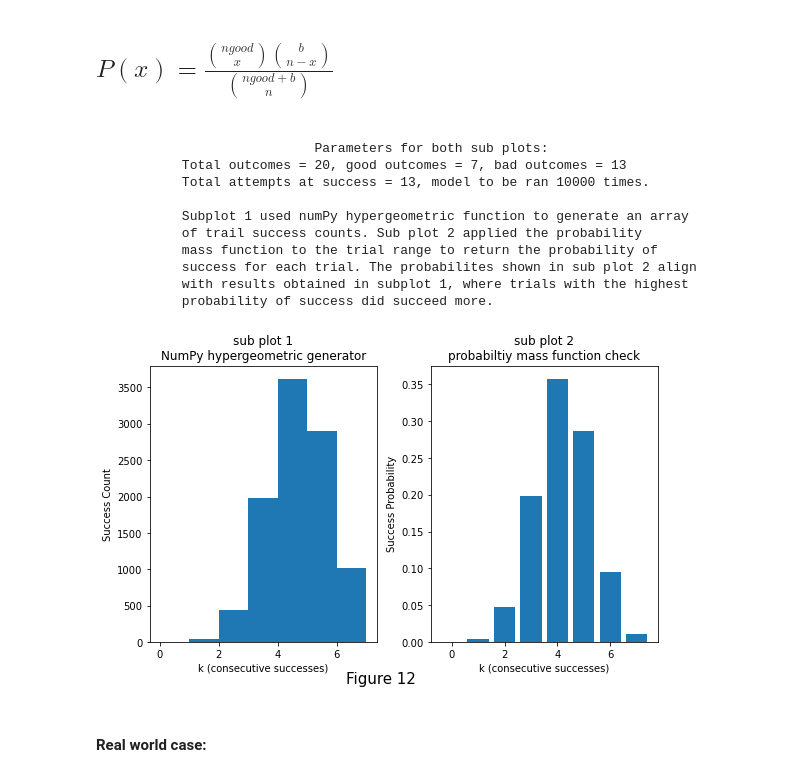
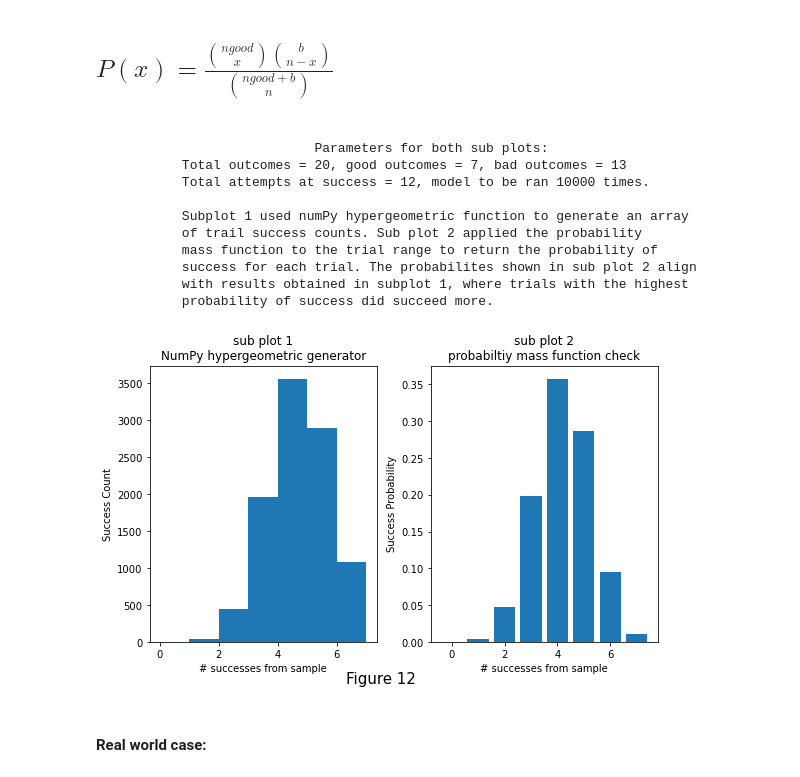
Before and after one commit to CiaranMoran27/playing_with_jupyter, a Jupyter notebook: numpy-random.ipynb, the cells around one changed output. Drawn from its saved outputs; the diff is of its cells as text; code cells hidden in the pictures.

```diff
--- a/numpy-random.ipynb
+++ b/numpy-random.ipynb
@@ -720,38 +720,38 @@ plt.figtext(0.5, 0, 'Figure 12', wrap = True, horizontalalignment = 'center', fo
 ax1.hist(hyperg_array, bins = 7)                    # plot subpot 1, numpy hist
 ax2.bar(ngood_array, probability)                    # plot subpot 2, probability comparison bar
 
 ax1.set_title('sub plot 1\nNumPy hypergeometric generator')
-ax1.set_xlabel('k (consecutive successes)')
+ax1.set_xlabel('# successes from sample')
 ax1.set_ylabel('Success Count')
 
 ax2.set_title('sub plot 2\nprobabiltiy mass function check')
-ax2.set_xlabel('k (consecutive successes)')
+ax2.set_xlabel('# successes from sample')
 ax2.set_ylabel('Success Probability')
 plt.tight_layout();
 
 # description for plot
 string_spacer = [' ' * 11 for i in range(12)]
 print('\n{}                 Parameters for both sub plots:\n\
 {}Total outcomes = 20, good outcomes = 7, bad outcomes = 13\n\
-{}Total attempts at success = 13, model to be ran 10000 times.\n\n\
+{}Total attempts at success = 12, model to be ran 10000 times.\n\n\
 {}Subplot 1 used numPy hypergeometric function to generate an array\n\
 {}of trail success counts. Sub plot 2 applied the probability\n\
 {}mass function to the trial range to return the probability of\n\
 {}success for each trial. The probabilites shown in sub plot 2 align\n\
 {}with results obtained in subplot 1, where trials with the highest\n\
 {}probability of success did succeed more.\n'.format(*string_spacer))
 # %% [output]
                             Parameters for both sub plots:
            Total outcomes = 20, good outcomes = 7, bad outcomes = 13
-           Total attempts at success = 13, model to be ran 10000 times.
+           Total attempts at success = 12, model to be ran 10000 times.
 
            Subplot 1 used numPy hypergeometric function to generate an array
            of trail success counts. Sub plot 2 applied the probability
            mass function to the trial range to return the probability of
            success for each trial. The probabilites shown in sub plot 2 align
            with results obtained in subplot 1, where trials with the highest
            probability of success did succeed more.
-[figure, old version]
+[figure, new version]
 # %% [markdown]
 #### Real world case:
 # %% [markdown]
```
Also changed, not shown: parts of 26 cells of this notebook.
